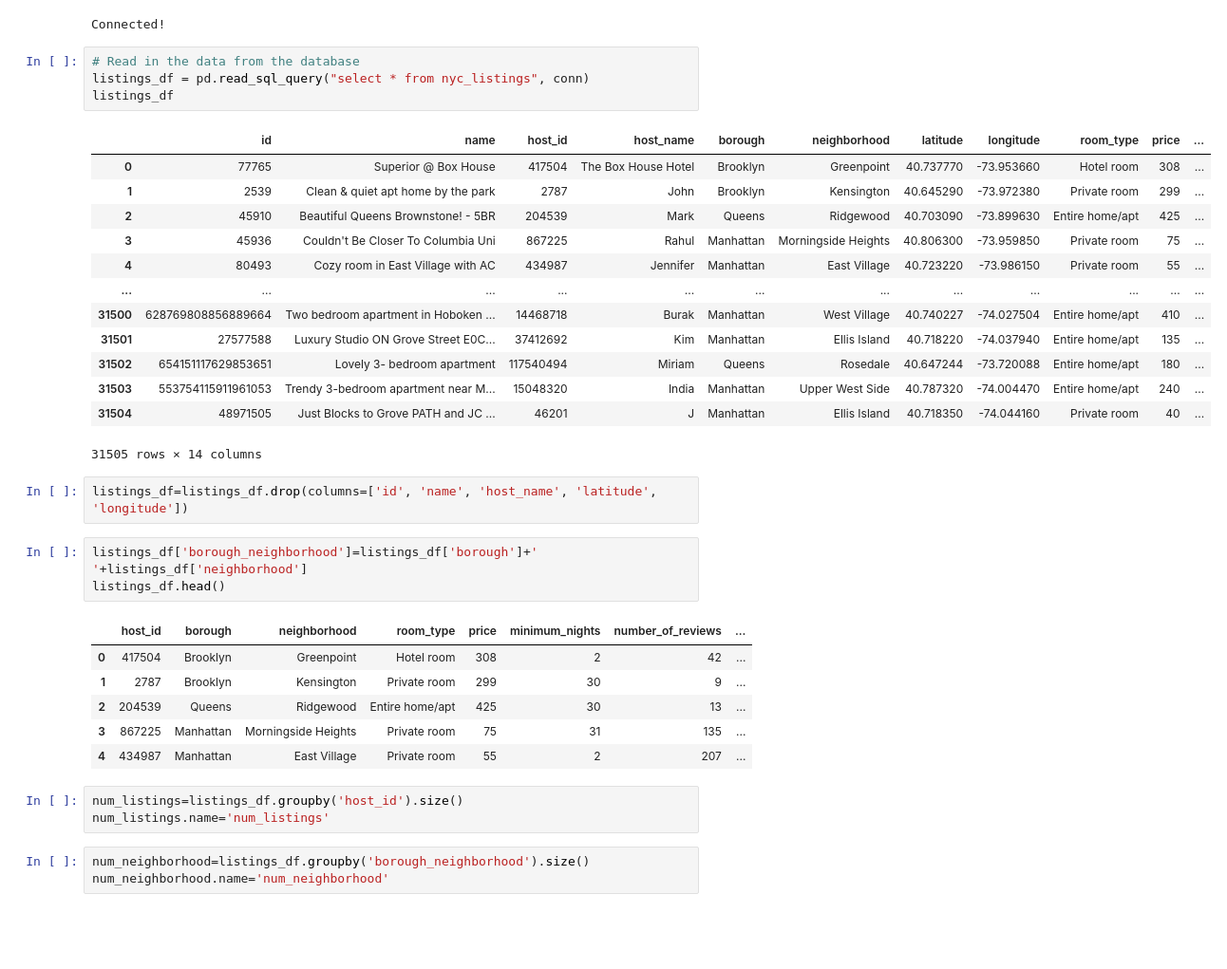
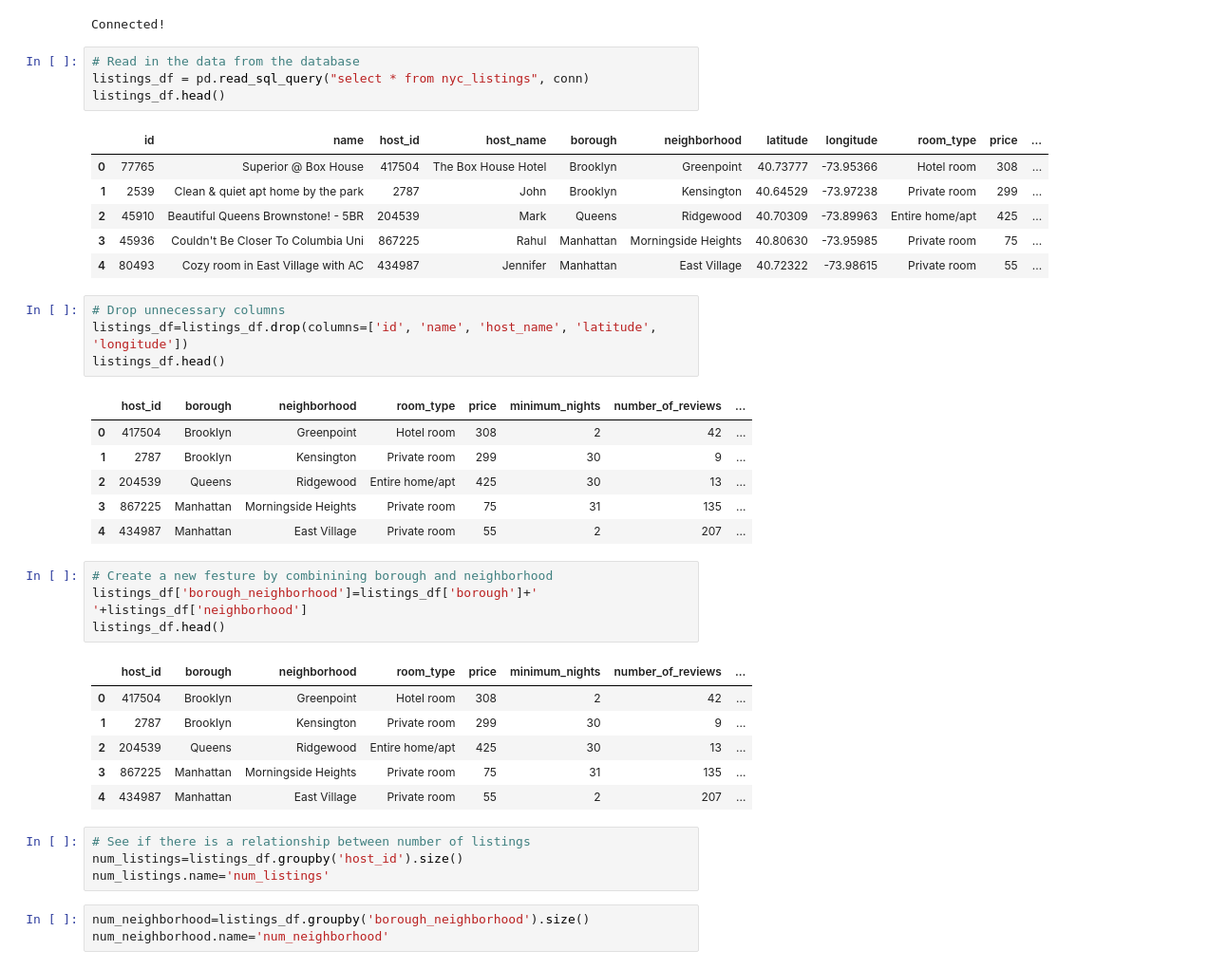
Before and after one commit to lkachury/airbnb_final_project, a Jupyter notebook: exp_1.ipynb, the cells around one changed output. Shown at 95% size. Drawn from its saved outputs; the diff is of its cells as text; blank space fills up the shorter version.

```diff
--- a/exp_1.ipynb
+++ b/exp_1.ipynb
@@ -34,24 +37,27 @@ Connected!
 # %%
 # Read in the data from the database
 listings_df = pd.read_sql_query("select * from nyc_listings", conn)
-listings_df
+listings_df.head()
 # %% [output]
 |  | id | name | host_id | host_name | borough | neighborhood | latitude | longitude | room_type | price | ... |
-| 0 | 77765 | Superior @ Box House | 417504 | The Box House Hotel | Brooklyn | Greenpoint | 40.737770 | -73.953660 | Hotel room | 308 | ... |
-| 1 | 2539 | Clean & quiet apt home by the park | 2787 | John | Brooklyn | Kensington | 40.645290 | -73.972380 | Private room | 299 | ... |
-| 2 | 45910 | Beautiful Queens Brownstone! - 5BR | 204539 | Mark | Queens | Ridgewood | 40.703090 | -73.899630 | Entire home/apt | 425 | ... |
-| 3 | 45936 | Couldn't Be Closer To Columbia Uni | 867225 | Rahul | Manhattan | Morningside Heights | 40.806300 | -73.959850 | Private room | 75 | ... |
-| 4 | 80493 | Cozy room in East Village with AC | 434987 | Jennifer | Manhattan | East Village | 40.723220 | -73.986150 | Private room | 55 | ... |
-| ... | ... | ... | ... | ... | ... | ... | ... | ... | ... | ... | ... |
-| 31500 | 628769808856889664 | Two bedroom apartment in Hoboken ... | 14468718 | Burak | Manhattan | West Village | 40.740227 | -74.027504 | Entire home/apt | 410 | ... |
-| 31501 | 27577588 | Luxury Studio ON Grove Street E0C... | 37412692 | Kim | Manhattan | Ellis Island | 40.718220 | -74.037940 | Entire home/apt | 135 | ... |
-| 31502 | 654151117629853651 | Lovely 3- bedroom apartment | 117540494 | Miriam | Queens | Rosedale | 40.647244 | -73.720088 | Entire home/apt | 180 | ... |
-| 31503 | 553754115911961053 | Trendy 3-bedroom apartment near M... | 15048320 | India | Manhattan | Upper West Side | 40.787320 | -74.004470 | Entire home/apt | 240 | ... |
-| 31504 | 48971505 | Just Blocks to Grove PATH and JC ... | 46201 | J | Manhattan | Ellis Island | 40.718350 | -74.044160 | Private room | 40 | ... |
+| 0 | 77765 | Superior @ Box House | 417504 | The Box House Hotel | Brooklyn | Greenpoint | 40.73777 | -73.95366 | Hotel room | 308 | ... |
+| 1 | 2539 | Clean & quiet apt home by the park | 2787 | John | Brooklyn | Kensington | 40.64529 | -73.97238 | Private room | 299 | ... |
+| 2 | 45910 | Beautiful Queens Brownstone! - 5BR | 204539 | Mark | Queens | Ridgewood | 40.70309 | -73.89963 | Entire home/apt | 425 | ... |
+| 3 | 45936 | Couldn't Be Closer To Columbia Uni | 867225 | Rahul | Manhattan | Morningside Heights | 40.80630 | -73.95985 | Private room | 75 | ... |
+| 4 | 80493 | Cozy room in East Village with AC | 434987 | Jennifer | Manhattan | East Village | 40.72322 | -73.98615 | Private room | 55 | ... |
-31505 rows × 14 columns
 # %%
+# Drop unnecessary columns
 listings_df=listings_df.drop(columns=['id', 'name', 'host_name', 'latitude', 'longitude'])
+listings_df.head()
+# %% [output]
+|  | host_id | borough | neighborhood | room_type | price | minimum_nights | number_of_reviews | ... |
+| 0 | 417504 | Brooklyn | Greenpoint | Hotel room | 308 | 2 | 42 | ... |
+| 1 | 2787 | Brooklyn | Kensington | Private room | 299 | 30 | 9 | ... |
+| 2 | 204539 | Queens | Ridgewood | Entire home/apt | 425 | 30 | 13 | ... |
+| 3 | 867225 | Manhattan | Morningside Heights | Private room | 75 | 31 | 135 | ... |
+| 4 | 434987 | Manhattan | East Village | Private room | 55 | 2 | 207 | ... |
 # %%
+# Create a new festure by combinining borough and neighborhood
 listings_df['borough_neighborhood']=listings_df['borough']+' '+listings_df['neighborhood']
 listings_df.head()
 # %% [output]
@@ -62,6 +68,7 @@ listings_df.head()
 | 3 | 867225 | Manhattan | Morningside Heights | Private room | 75 | 31 | 135 | ... |
 | 4 | 434987 | Manhattan | East Village | Private room | 55 | 2 | 207 | ... |
 # %%
+# See if there is a relationship between number of listings
 num_listings=listings_df.groupby('host_id').size()
 num_listings.name='num_listings'
 # %%
```
Also changed, not shown: parts of 24 cells of this notebook, 3 other files.
